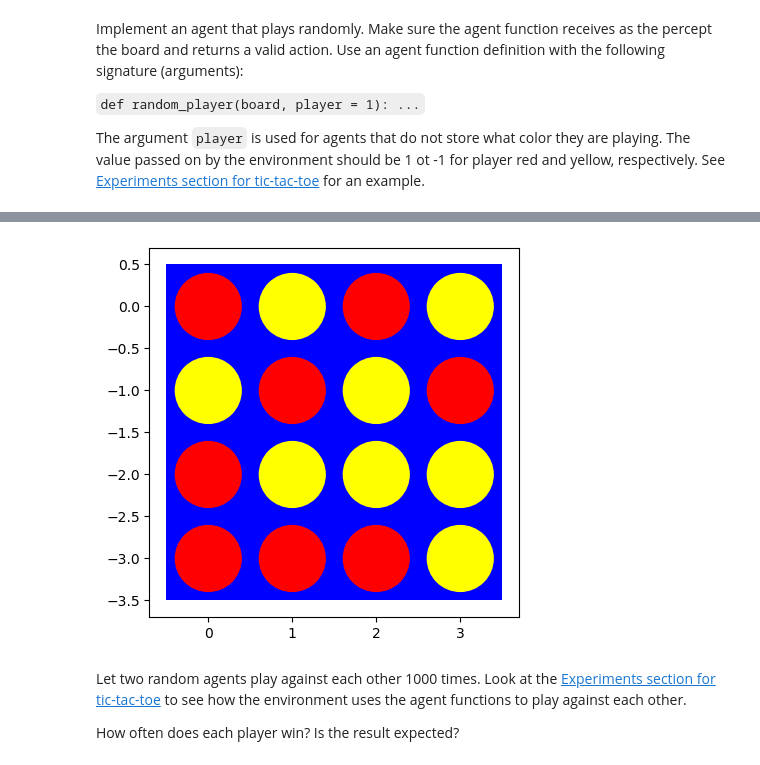
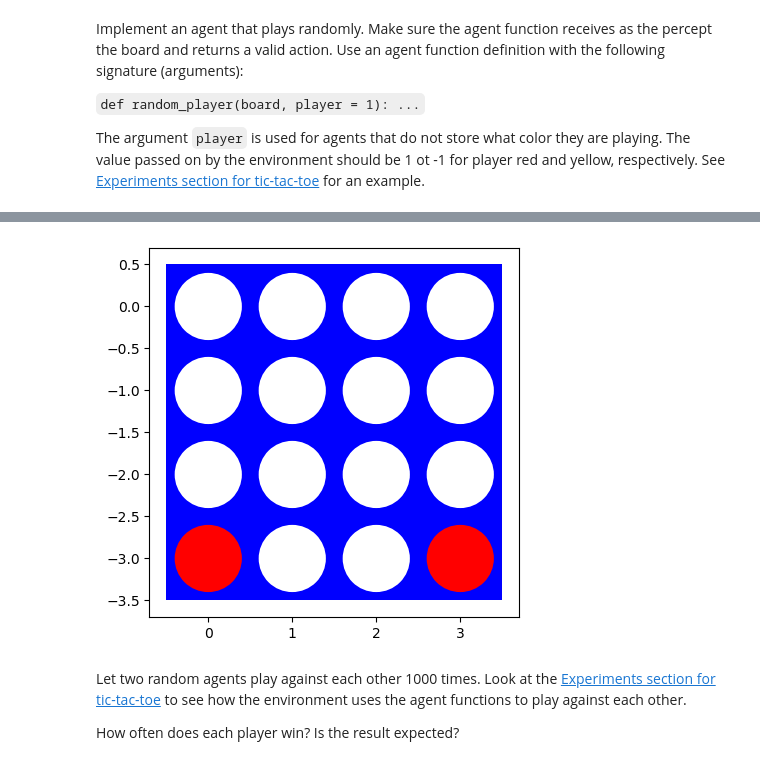
Before and after one commit to MaxDLink/connect-four, a Jupyter notebook: assignment_connect4.ipynb, the cells around one changed output, grey strips where cells are left out. Saved outputs shown, nothing was run; the diff lists cells and outputs as text; code cells hidden in the pictures.

Commit message:
testing ground for piece placement overlap

```diff
--- a/assignment_connect4.ipynb
+++ b/assignment_connect4.ipynb
@@ -514,7 +512,17 @@ Draw. Ending game.
-# %%
-visualize_numpy(board)
-# %% [output]
-[figure, removed]
+# %%
+# ------ TESTING FOR OVERLAPPING PLACEMENT OF PIECES ------#
+player = 1
+
+placement_test = np.zeros((4, 4), dtype = int)
+
+placement_test[3][3] = 1
+
+# now the place function should never go to position 3, 3
+place_piece(placement_test, player)
+
+visualize_numpy(placement_test)
+# %% [output]
+[figure, added]
 # %% [markdown]
 Let two random agents play against each other 1000 times. Look at the [Experiments section for tic-tac-toe](https://nbviewer.org/github/mhahsler/CS7320-AI/blob/master/Games/tictactoe_and_or_tree_search.ipynb#Experiments) to see how the environment uses the agent functions to play against each other.
 
```
Also changed, not shown: parts of 2 cells of this notebook.
